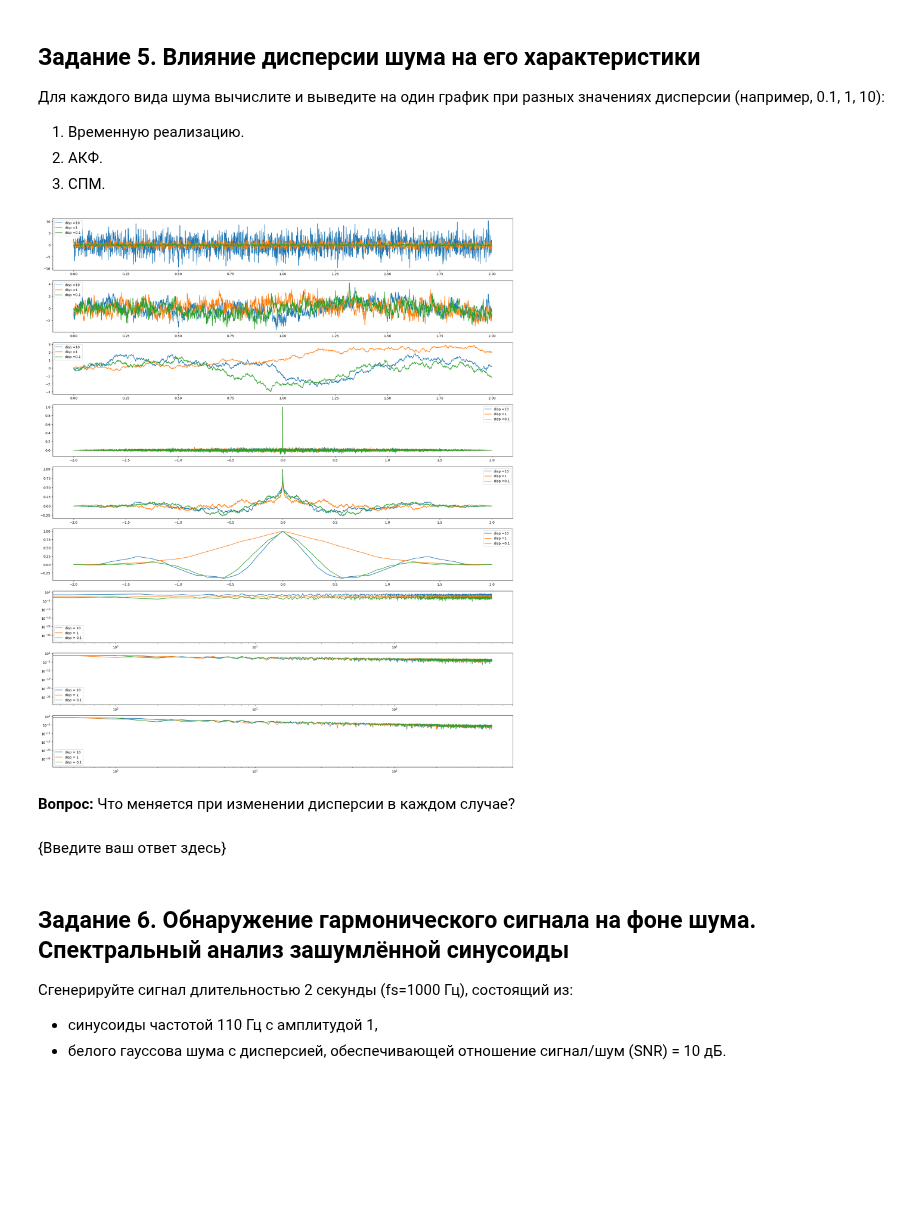
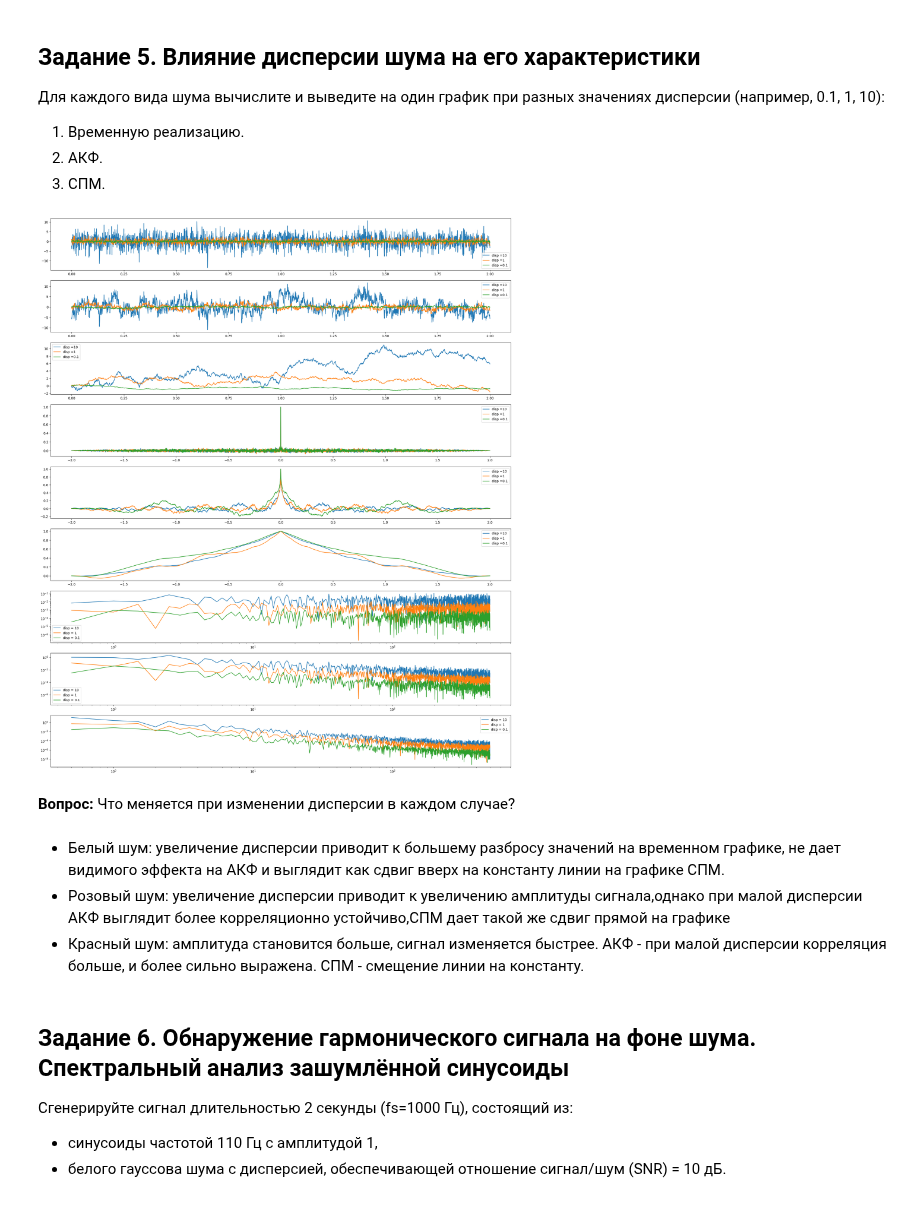
Before and after one commit to Korobokkk/YADRO-2026_dsp-seminars, a Jupyter notebook: kiselel_4_lab.ipynb, the cells around one changed output. Cells and saved outputs as stored; diff of their text form; code cells hidden in the pictures; blank space fills up the shorter version.

Commit message:
ответы на вопросы

```diff
--- a/kiselel_4_lab.ipynb
+++ b/kiselel_4_lab.ipynb
@@ -30,12 +30,14 @@ white_noise = np.random.normal(0, scale, fs * T)
 #pink noise
 X = np.fft.rfft(white_noise)
 freqs = np.fft.rfftfreq(T * fs, d = 1 / fs)
+X[0] = 1
 X[1:] *= 1 / np.sqrt(freqs[1:])
 pink_noise = np.fft.irfft(X)
 pink_noise /= np.std(pink_noise)
 
 #red noise
 red_noise = np.cumsum(white_noise)
+red_noise -= np.mean(red_noise)
 red_noise /= np.std(red_noise)
 
 # print(len(white_noise))
@@ -57,9 +59,11 @@ plt.subplot(3, 1, 3)
 # #plt.figure(figsize = (16,8))
 plt.title('Красный шум')
 plt.plot(t, red_noise)
+plt.xlim(0,2)
+plt.ylim(min(red_noise),max(red_noise))
 plt.show()
 
-print(f'Белый шум: mean - {np.mean(white_noise)}, disp {np.var(white_noise)}')
-print(f'Розовый шум: mean - {np.mean(pink_noise)}, disp {np.var(pink_noise)}')
-print(f'Красный шум: mean - {np.mean(red_noise)}, disp {np.var(red_noise)}')
+print(f'Белый шум: mean: {np.mean(white_noise):.4f}, disp: {np.var(white_noise):.4f}')
+print(f'Розовый шум: mean: {np.mean(pink_noise):.4f}, disp: {np.var(pink_noise):.4f}')
+print(f'Красный шум: mean: {np.mean(red_noise):.4f}, disp: {np.var(red_noise):.4f}')
 # %% [output]
@@ -192,10 +216,10 @@ def make_signals_with_noise(disp):
   freqs = np.fft.rfftfreq(T * fs, d = 1 / fs)
   X[1:] /= np.sqrt(freqs[1:])
   pink_n = np.fft.irfft(X)
-  pink_n /= np.std(pink_n)
+  pink_n = pink_n / np.std(pink_n) * sigma
   #RED
   red_n = np.cumsum(white_n)
-  red_n /= np.std(red_n)
+  red_n = red_n / np.std(red_n) * sigma
   return white_n,  pink_n, red_n
 
 
@@ -224,41 +248,43 @@ fig, axes = plt.subplots(9, 1, figsize=(25,30))
 for d in disp_arr:
   #1. base
   white_noise_with_another_disp, pink_noise_with_another_disp, red_noise_with_another_disp = make_signals_with_noise(d)
   #print(white_noise_with_another_disp, pink_noise_with_another_disp, red_noise_with_another_disp)
   t = np.arange(0, 2, 1 / fs)
   #axes[0].title('Белый шум разных дисперсий')
   axes[0].plot(t, white_noise_with_another_disp, label = f'disp ={d}')
   axes[0].legend()
   axes[1].plot(t, pink_noise_with_another_disp, label = f'disp ={d}')
   axes[1].legend()
   axes[2].plot(t, red_noise_with_another_disp, label = f'disp ={d}')
   axes[2].legend()
 
   #2. АКФ
   res_range_akf, white_akf, pink_akf, red_akf = make_AKF(white_noise_with_another_disp, pink_noise_with_another_disp, red_noise_with_another_disp, t)
   axes[3].plot(res_range_akf, white_akf, label = f'disp ={d}')
   axes[3].legend()
   axes[4].plot(res_range_akf, pink_akf, label = f'disp ={d}')
   axes[4].legend()
   axes[5].plot(res_range_akf, red_akf, label = f'disp ={d}')
   axes[5].legend()
 
   #3
   f_white, arr_white = scipy.signal.periodogram(white_noise_with_another_disp, fs = 1000)
   f_pink, arr_pink = scipy.signal.periodogram(pink_noise_with_another_disp, fs = 1000)
   f_red, arr_red = scipy.signal.periodogram(red_noise_with_another_disp, fs = 1000)
-  axes[6].loglog(f_white, arr_white,  label = f'disp = {d}')
+  axes[6].loglog(f_white[1:], arr_white[1:],  label = f'disp = {d}')
   axes[6].legend()
-  axes[7].loglog(f_pink, arr_pink,  label = f'disp = {d}')
+  axes[7].loglog(f_pink[1:], arr_pink[1:],  label = f'disp = {d}')
   axes[7].legend()
-  axes[8].loglog(f_red, arr_red, label = f'disp = {d}')
+  axes[8].loglog(f_red[1:], arr_red[1:], label = f'disp = {d}')
   axes[8].legend()
 # %% [output]
-[figure, old version]
+[figure, new version]
 # %% [markdown]
 **Вопрос:** Что меняется при изменении дисперсии в каждом случае?
-# %% [markdown]
-{Введите ваш ответ здесь}
+# %% [markdown]
+- Белый шум: увеличение дисперсии приводит к большему разбросу значений на временном графике, не дает видимого эффекта на АКФ и выглядит как сдвиг вверх на константу линии на графике СПМ.
+- Розовый шум: увеличение дисперсии приводит к увеличению амплитуды сигнала,однако при малой дисперсии  АКФ выглядит более корреляционно устойчиво,СПМ дает такой же сдвиг прямой на графике
+- Красный шум: амплитуда становится больше, сигнал изменяется быстрее. АКФ - при малой дисперсии корреляция больше, и более сильно выражена. СПМ - смещение линии на константу.
 # %% [markdown]
 ## Задание 6. Обнаружение гармонического сигнала на фоне шума. Спектральный анализ зашумлённой синусоиды
 Сгенерируйте сигнал длительностью 2 секунды (fs=1000 Гц), состоящий из:
```
Also changed, not shown: parts of 18 cells of this notebook.
